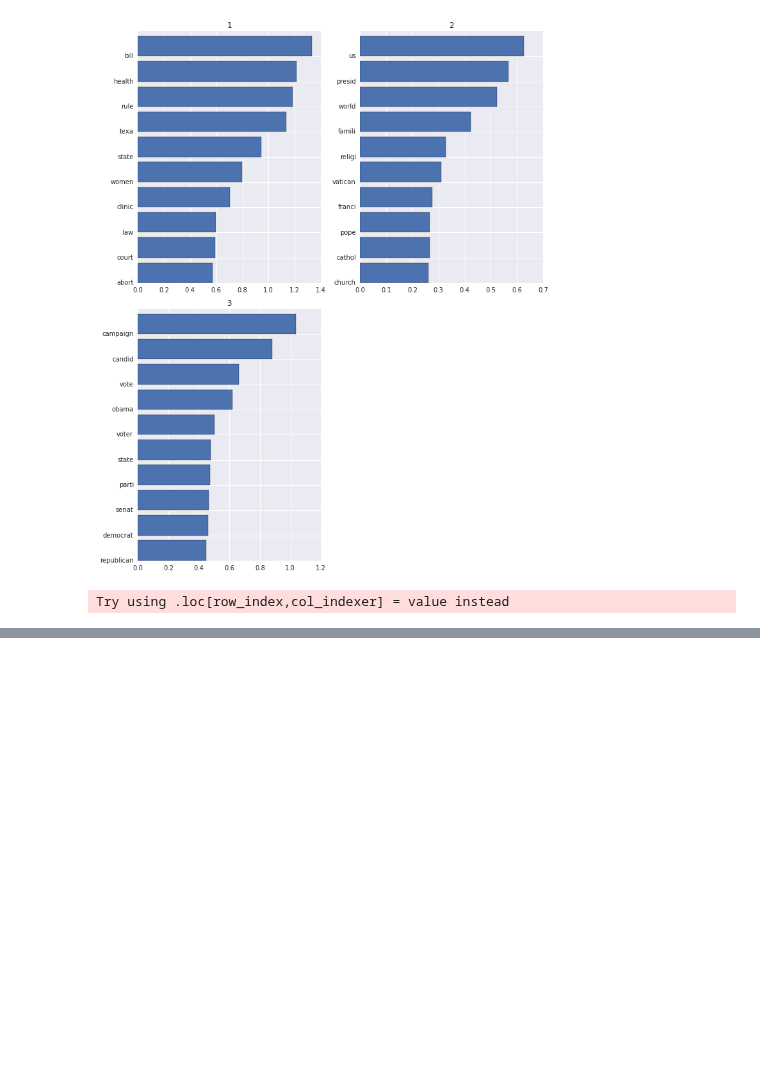
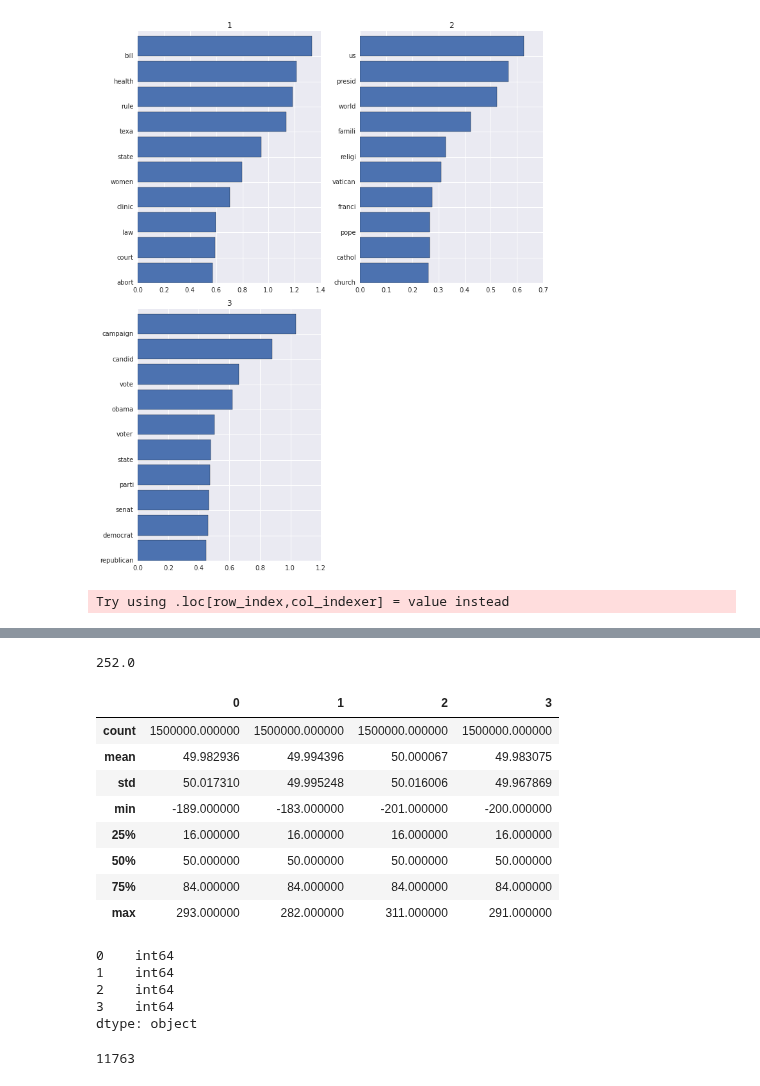
Before and after one commit to tdpetrou/News-Event-Classification, a Jupyter notebook: Exploratory notebook.ipynb, the cells around one changed output, grey strips where cells are left out. Drawn from its saved outputs; the diff is of its cells as text; code cells hidden in the pictures; blank space fills up the shorter version.

```diff
--- a/Exploratory notebook.ipynb
+++ b/Exploratory notebook.ipynb
@@ -1418,0 +1481,4 @@ abortion[abortion['subcategory'] == 'Abortion Clinics']['text'].values[0]
+# %%
+comb(10, 5)
+# %% [output]
+252.0
@@ -1418,0 +1487,26 @@ abortion[abortion['subcategory'] == 'Abortion Clinics']['text'].values[0]
+# %%
+a = pd.read_csv('/users/Ted/cap_one.txt', header = None, delimiter='\t')
+# %%
+a.describe()
+# %% [output]
+|  | 0 | 1 | 2 | 3 |
+| count | 1500000.000000 | 1500000.000000 | 1500000.000000 | 1500000.000000 |
+| mean | 49.982936 | 49.994396 | 50.000067 | 49.983075 |
+| std | 50.017310 | 49.995248 | 50.016006 | 49.967869 |
+| min | -189.000000 | -183.000000 | -201.000000 | -200.000000 |
+| 25% | 16.000000 | 16.000000 | 16.000000 | 16.000000 |
+| 50% | 50.000000 | 50.000000 | 50.000000 | 50.000000 |
+| 75% | 84.000000 | 84.000000 | 84.000000 | 84.000000 |
+| max | 293.000000 | 282.000000 | 311.000000 | 291.000000 |
+# %%
+a.dtypes
+# %% [output]
+0    int64
+1    int64
+2    int64
+3    int64
+dtype: object
+# %%
+sum(a[1] == 59)
+# %% [output]
+11763
```
Also changed, not shown: parts of 36 cells of this notebook, 8 other files.
